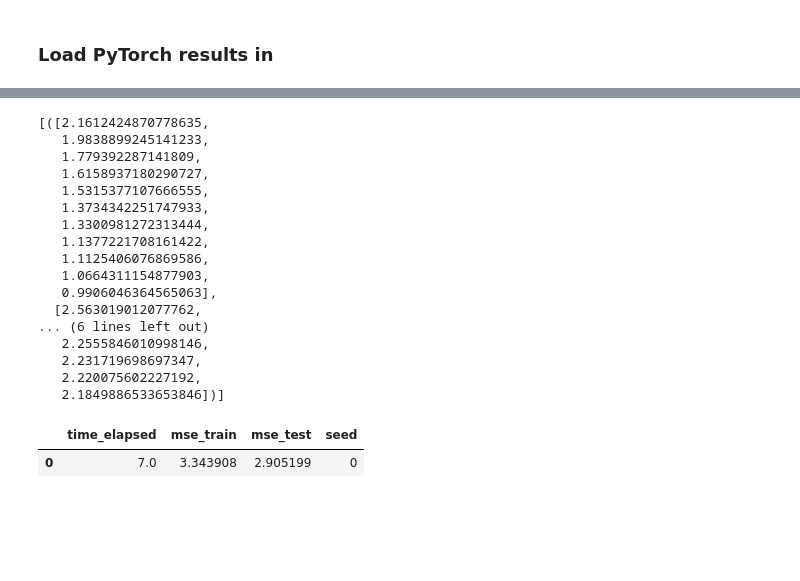
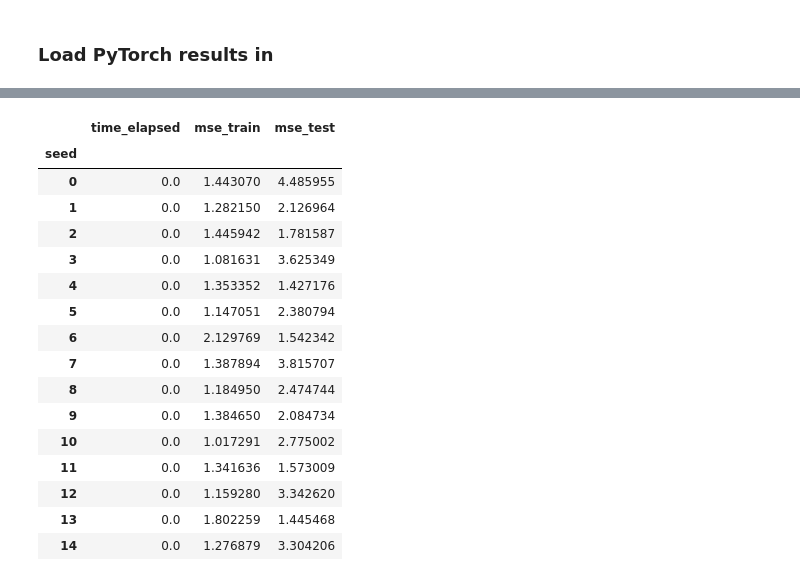
Before and after one commit to mariashapo/NODE, a Jupyter notebook: src/analysis/real_life/training_conv_rl.ipynb, the cells around one changed output, grey strips where cells are left out. Cells and saved outputs as stored; diff of their text form; code cells hidden in the pictures; blank space fills up the shorter version.

```diff
--- a/src/analysis/real_life/training_conv_rl.ipynb
+++ b/src/analysis/real_life/training_conv_rl.ipynb
@@ -86,5 +114,9 @@ def load_jax_training_df(path, pretraining_time = 0.0) -> pd.DataFrame:
         training_jax_df = pd.concat([training_jax_df, df], ignore_index=True)
 
     return training_jax_df
+# %%
+path = Path("results/jax_rl_runs/jax_rl_2026-01-11_11-34-17/")
+with (path / "results_NO_logging.pkl").open("rb") as f:
+    results_jax_no_log = pickle.load(f)
 # %%
 # df = load_jax_training_df("results/jax_rl_runs/jax_rl_2026-01-10_03-44-07/")
@@ -128,20 +127,0 @@ pytorch_jax_with_log
-# %%
-results_jax_with_log["training_losses"][1]
-# %% [output]
-[([2.1612424870778635,
-   1.9838899245141233,
-   1.779392287141809,
-   1.6158937180290727,
-   1.5315377107666555,
-   1.3734342251747933,
-   1.3300981272313444,
-   1.1377221708161422,
-   1.1125406076869586,
-   1.0664311154877903,
-   0.9906046364565063],
-  [2.563019012077762,
-... (6 lines left out)
-   2.2555846010998146,
-   2.231719698697347,
-   2.220075602227192,
-   2.1849886533653846])]
@@ -174,5 +127,0 @@ pyomo_long = df.explode(list_cols + ['seed'], ignore_index=True).rename(columns
-# %%
-training_jax_df.head(1)
-# %% [output]
-|  | time_elapsed | mse_train | mse_test | seed |
-| 0 | 7.0 | 3.343908 | 2.905199 | 0 |
@@ -179,3 +191,23 @@ training_jax_df.head(1)
+# %%
+training_pytorch_no_pretrain_df.groupby('seed').first()
+# %% [output]
+|  | time_elapsed | mse_train | mse_test |
+| seed |  |  |  |
+| 0 | 0.0 | 1.443070 | 4.485955 |
+| 1 | 0.0 | 1.282150 | 2.126964 |
+| 2 | 0.0 | 1.445942 | 1.781587 |
+| 3 | 0.0 | 1.081631 | 3.625349 |
+| 4 | 0.0 | 1.353352 | 1.427176 |
+| 5 | 0.0 | 1.147051 | 2.380794 |
+| 6 | 0.0 | 2.129769 | 1.542342 |
+| 7 | 0.0 | 1.387894 | 3.815707 |
+| 8 | 0.0 | 1.184950 | 2.474744 |
+| 9 | 0.0 | 1.384650 | 2.084734 |
+| 10 | 0.0 | 1.017291 | 2.775002 |
+| 11 | 0.0 | 1.341636 | 1.573009 |
+| 12 | 0.0 | 1.159280 | 3.342620 |
+| 13 | 0.0 | 1.802259 | 1.445468 |
+| 14 | 0.0 | 1.276879 | 3.304206 |
 # %%
 pyomo_long = pyomo_long[pyomo_long["time_elapsed"] <= 9.0]
 
```
Also changed, not shown: parts of 16 cells of this notebook, 3 other files.
